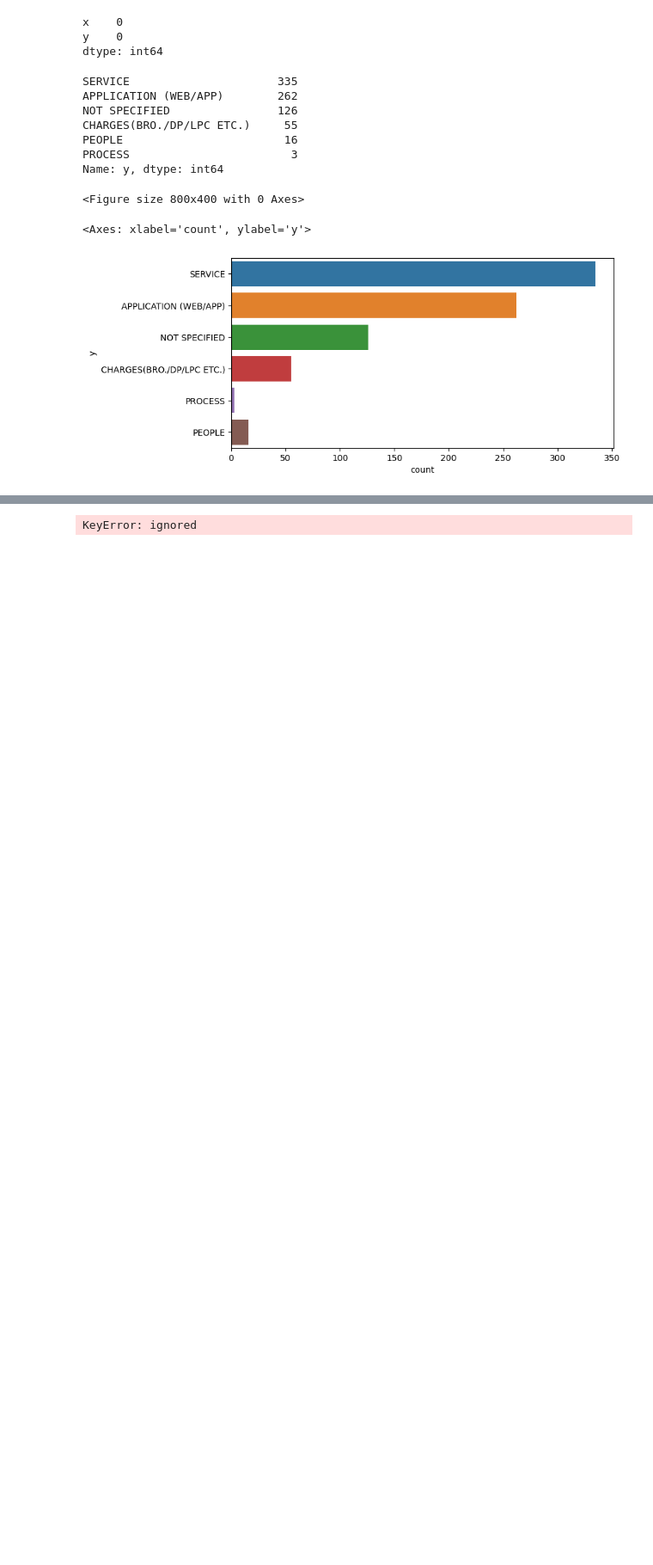
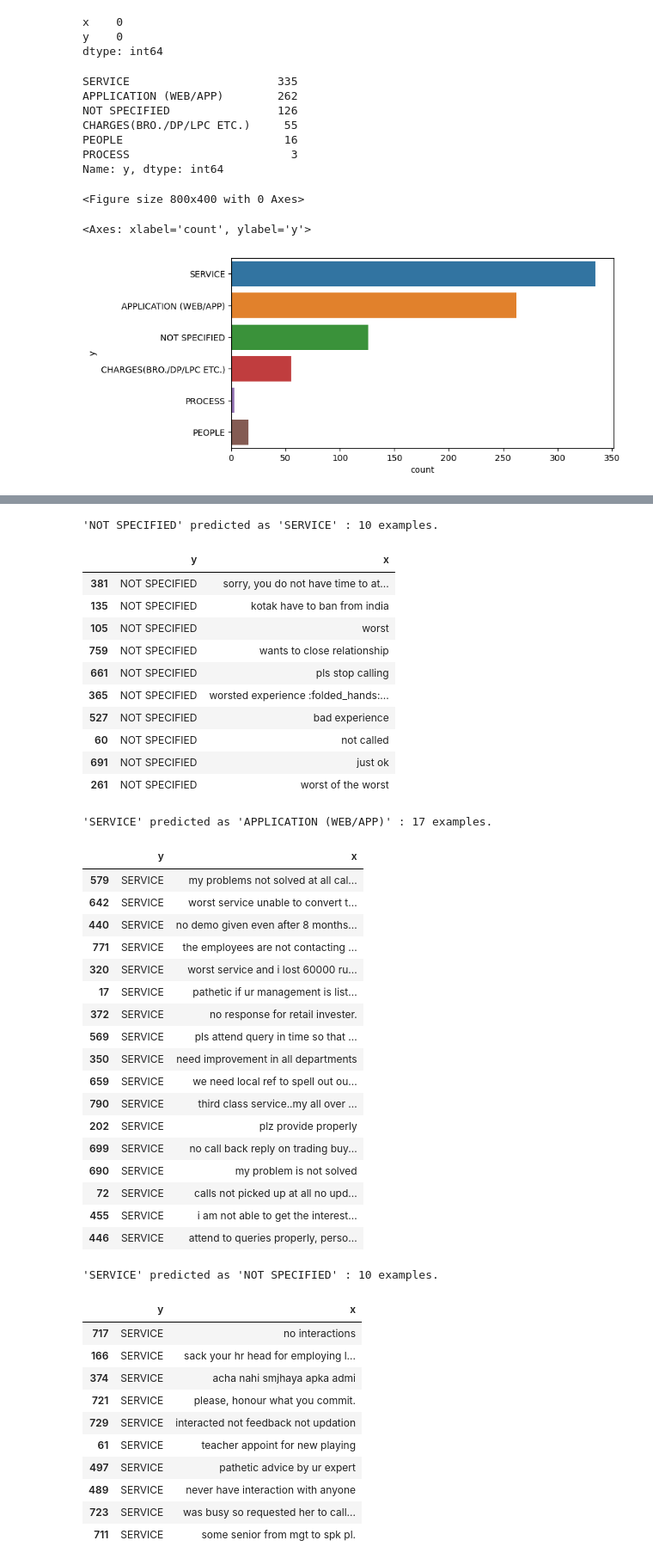
Before and after one commit to Brijeshtanwar/Topic-Modeling, a Jupyter notebook: sklearn_nlp.ipynb, the cells around one changed output, grey strips where cells are left out. Shown at 86% size. Drawn from its saved outputs; the diff is of its cells as text; code cells hidden in the pictures; blank space fills up the shorter version.

```diff
--- a/sklearn_nlp.ipynb
+++ b/sklearn_nlp.ipynb
@@ -220,2 +218,2 @@ Text(0.5, 25.722222222222214, 'Predicted')
 # %%
-# y_pred_overall = model.predict(X)
+y_pred_overall = model.predict(X)
@@ -222,9 +222,9 @@ Text(0.5, 25.722222222222214, 'Predicted')
 # %%
-# from sklearn.metrics import confusion_matrix
-# conf_mat = confusion_matrix(y, y_pred_overall)
-# fig, ax = plt.subplots(figsize=(5,5))
-# sns.heatmap(conf_mat, annot=True, fmt='d',
-#             xticklabels=category_id_df.y.values, yticklabels=category_id_df.y.values)
-# plt.ylabel('Actual')
-# plt.xlabel('Predicted')
-# plt.show()
+from sklearn.metrics import confusion_matrix
+conf_mat = confusion_matrix(y, y_pred_overall)
+fig, ax = plt.subplots(figsize=(5,5))
+sns.heatmap(conf_mat, annot=True, fmt='d',
+            xticklabels=category_id_df.y.values, yticklabels=category_id_df.y.values)
+plt.ylabel('Actual')
+plt.xlabel('Predicted')
+plt.show()
@@ -241,6 +236,6 @@ for predicted in category_id_df.category_id:
     for actual in category_id_df.category_id:
         if predicted != actual and conf_mat[actual, predicted] >= 6:
             print("'{}' predicted as '{}' : {} examples.".format(id_to_category[actual], id_to_category[predicted], conf_mat[actual, predicted]))
-            display(df_smote.loc[indices_test[(y_test == actual) & (y_pred == predicted)]][['y', 'x']])
+            display(df.loc[indices_test[(y_test == actual) & (y_pred == predicted)]][['y', 'x']])
             print('')
 # %% [output]
@@ -248 +259,43 @@ for predicted in category_id_df.category_id:
-KeyError: ignored
+'NOT SPECIFIED' predicted as 'SERVICE' : 10 examples.
+|  | y | x |
+| 381 | NOT SPECIFIED | sorry, you do not have time to at... |
+| 135 | NOT SPECIFIED | kotak have to ban from india |
+| 105 | NOT SPECIFIED | worst |
+| 759 | NOT SPECIFIED | wants to close relationship |
+| 661 | NOT SPECIFIED | pls stop calling |
+| 365 | NOT SPECIFIED | worsted experience :folded_hands:... |
+| 527 | NOT SPECIFIED | bad experience |
+| 60 | NOT SPECIFIED | not called |
+| 691 | NOT SPECIFIED | just ok |
+| 261 | NOT SPECIFIED | worst of the worst |
+'SERVICE' predicted as 'APPLICATION (WEB/APP)' : 17 examples.
+|  | y | x |
+| 579 | SERVICE | my problems not solved at all cal... |
+| 642 | SERVICE | worst service unable to convert t... |
+| 440 | SERVICE | no demo given even after 8 months... |
+| 771 | SERVICE | the employees are not contacting ... |
+| 320 | SERVICE | worst service and i lost 60000 ru... |
+| 17 | SERVICE | pathetic if ur management is list... |
+| 372 | SERVICE | no response for retail invester. |
+| 569 | SERVICE | pls attend query in time so that ... |
+| 350 | SERVICE | need improvement in all departments |
+| 659 | SERVICE | we need local ref to spell out ou... |
+| 790 | SERVICE | third class service..my all over ... |
+| 202 | SERVICE | plz provide properly |
+| 699 | SERVICE | no call back reply on trading buy... |
+| 690 | SERVICE | my problem is not solved |
+| 72 | SERVICE | calls not picked up at all no upd... |
+| 455 | SERVICE | i am not able to get the interest... |
+| 446 | SERVICE | attend to queries properly, perso... |
+'SERVICE' predicted as 'NOT SPECIFIED' : 10 examples.
+|  | y | x |
+| 717 | SERVICE | no interactions |
+| 166 | SERVICE | sack your hr head for employing l... |
+| 374 | SERVICE | acha nahi smjhaya apka admi |
+| 721 | SERVICE | please, honour what you commit. |
+| 729 | SERVICE | interacted not feedback not updation |
+| 61 | SERVICE | teacher appoint for new playing |
+| 497 | SERVICE | pathetic advice by ur expert |
+| 489 | SERVICE | never have interaction with anyone |
+| 723 | SERVICE | was busy so requested her to call... |
+| 711 | SERVICE | some senior from mgt to spk pl. |
```
Also changed, not shown: parts of 22 cells of this notebook.
